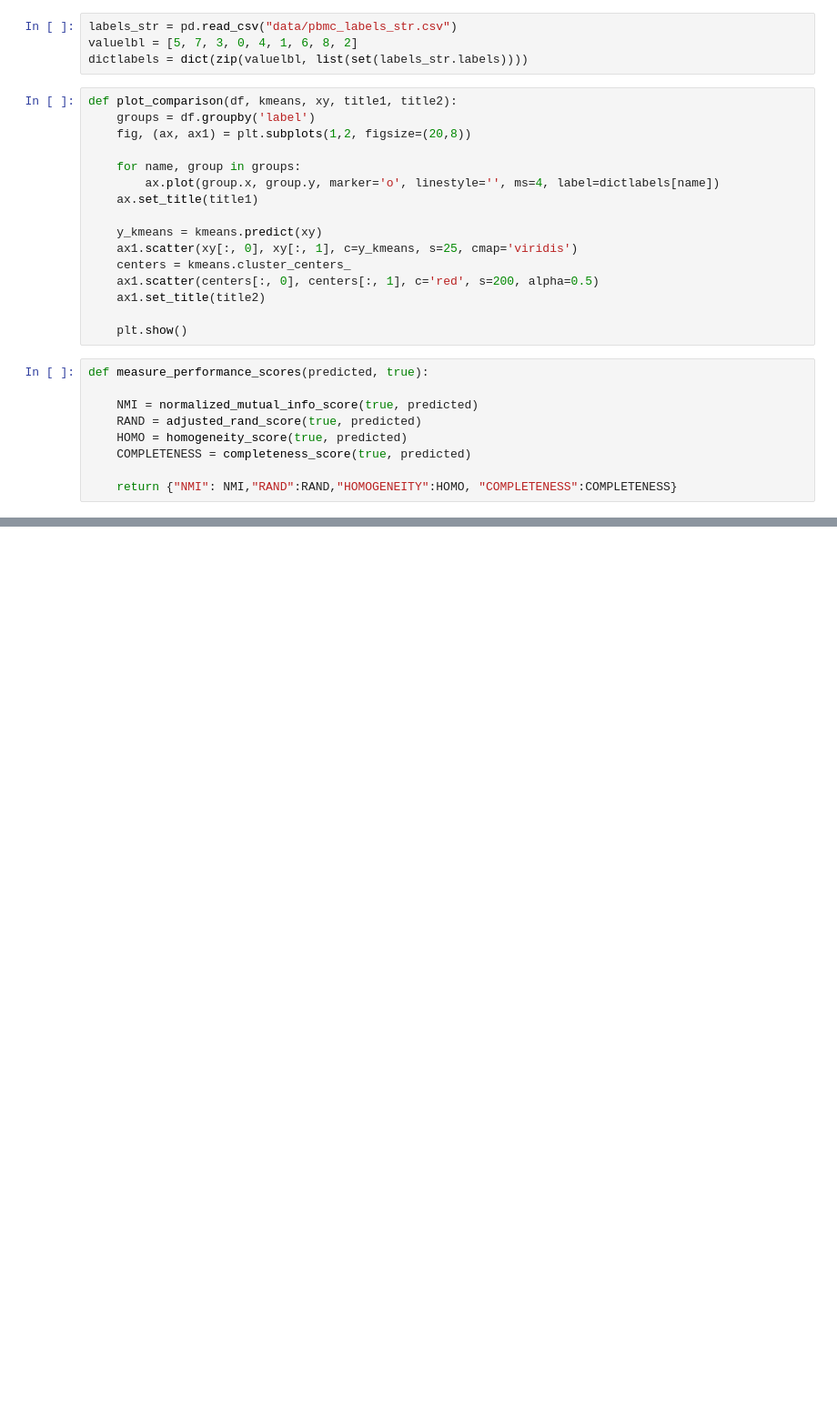
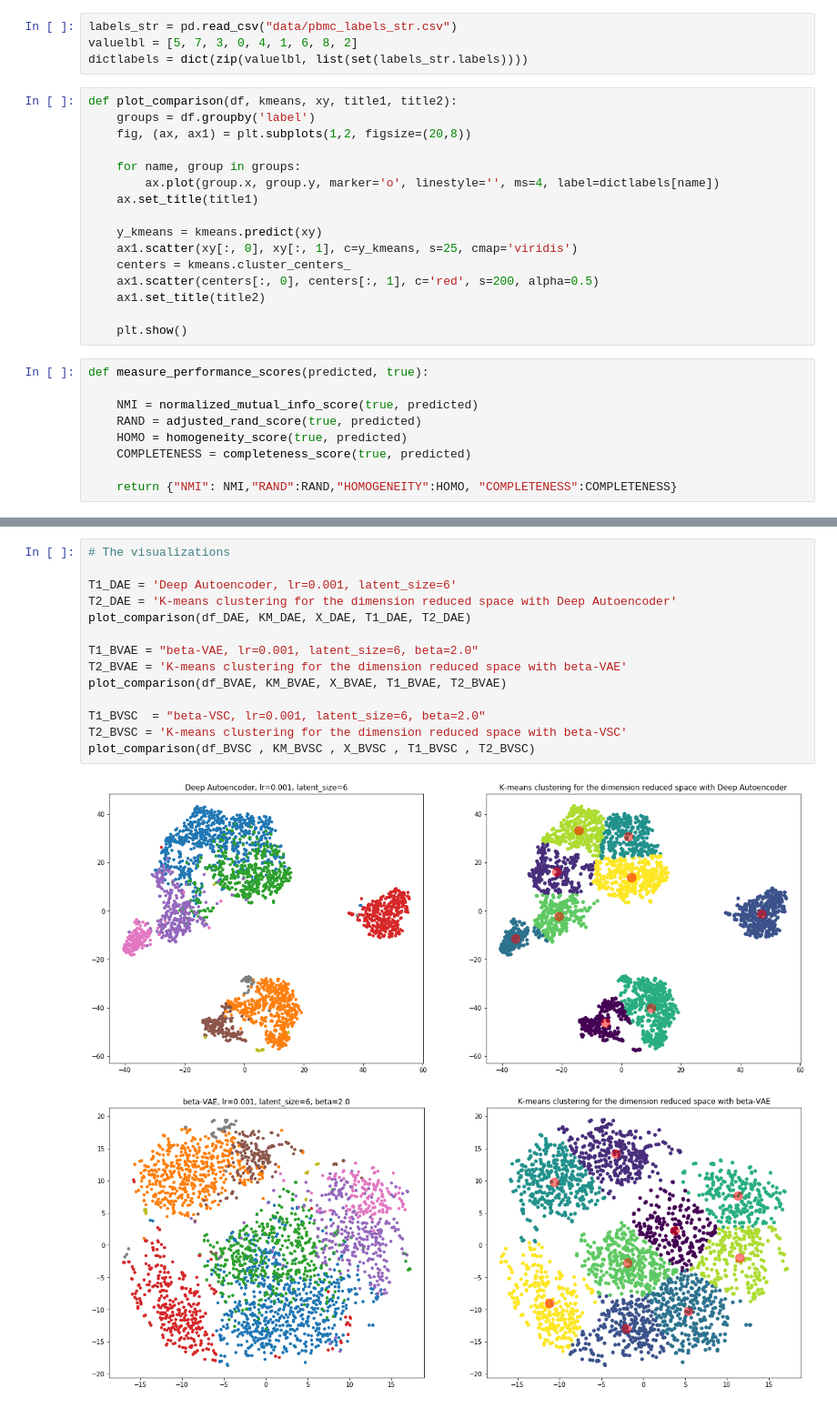
Before and after one commit to okunator/Variational-Autoencoders, a Jupyter notebook: Performance assessment.ipynb, the cells around one changed output, grey strips where cells are left out. Shown at 91% size. Cells and saved outputs as stored; diff of their text form; blank space fills up the shorter version.

```diff
--- a/Performance assessment.ipynb
+++ b/Performance assessment.ipynb
@@ -122,0 +103,17 @@ plot_comparison(df, kmeans, xy, title1, title2)
+# %%
+# The visualizations
+
+T1_DAE = 'Deep Autoencoder, lr=0.001, latent_size=6'
+T2_DAE = 'K-means clustering for the dimension reduced space with Deep Autoencoder'
+plot_comparison(df_DAE, KM_DAE, X_DAE, T1_DAE, T2_DAE)
+
+T1_BVAE = "beta-VAE, lr=0.001, latent_size=6, beta=2.0"
+T2_BVAE = 'K-means clustering for the dimension reduced space with beta-VAE'
+plot_comparison(df_BVAE, KM_BVAE, X_BVAE, T1_BVAE, T2_BVAE)
+
+T1_BVSC  = "beta-VSC, lr=0.001, latent_size=6, beta=2.0"
+T2_BVSC = 'K-means clustering for the dimension reduced space with beta-VSC'
+plot_comparison(df_BVSC , KM_BVSC , X_BVSC , T1_BVSC , T2_BVSC)
+# %% [output]
+[figure, added]
+[figure, added]
```
Also changed, not shown: parts of 15 cells of this notebook.
